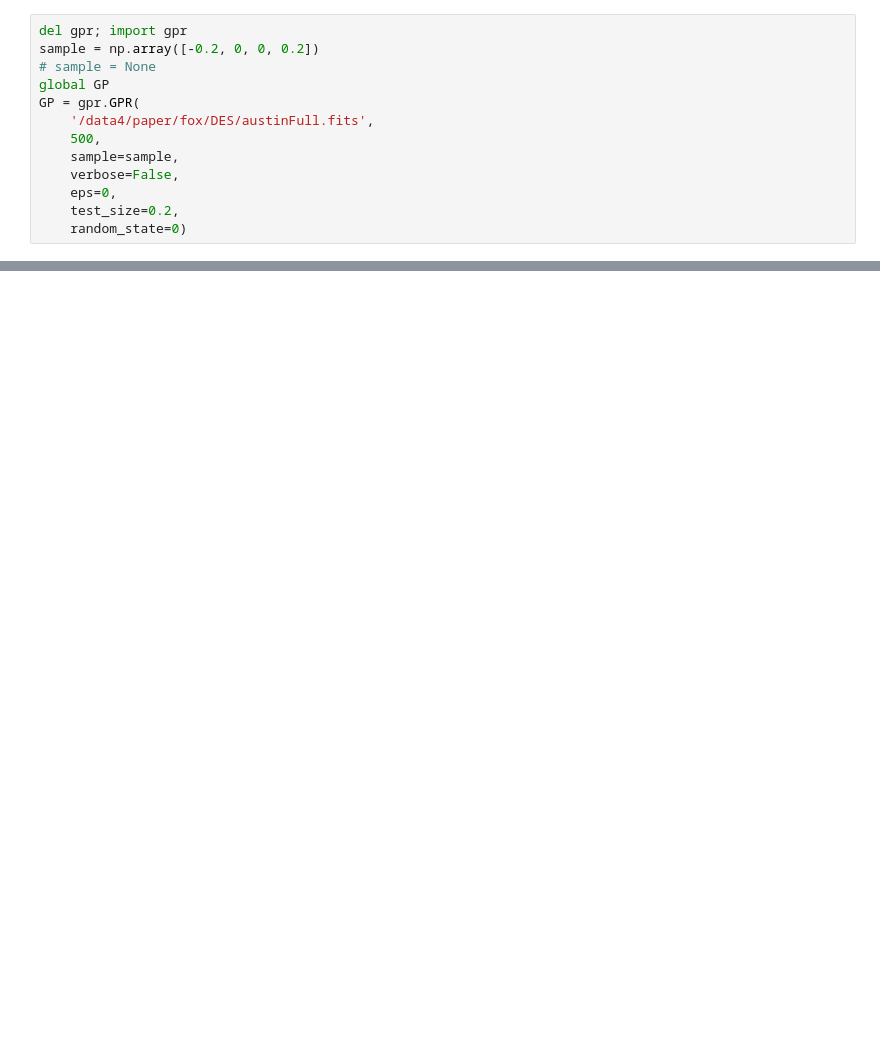
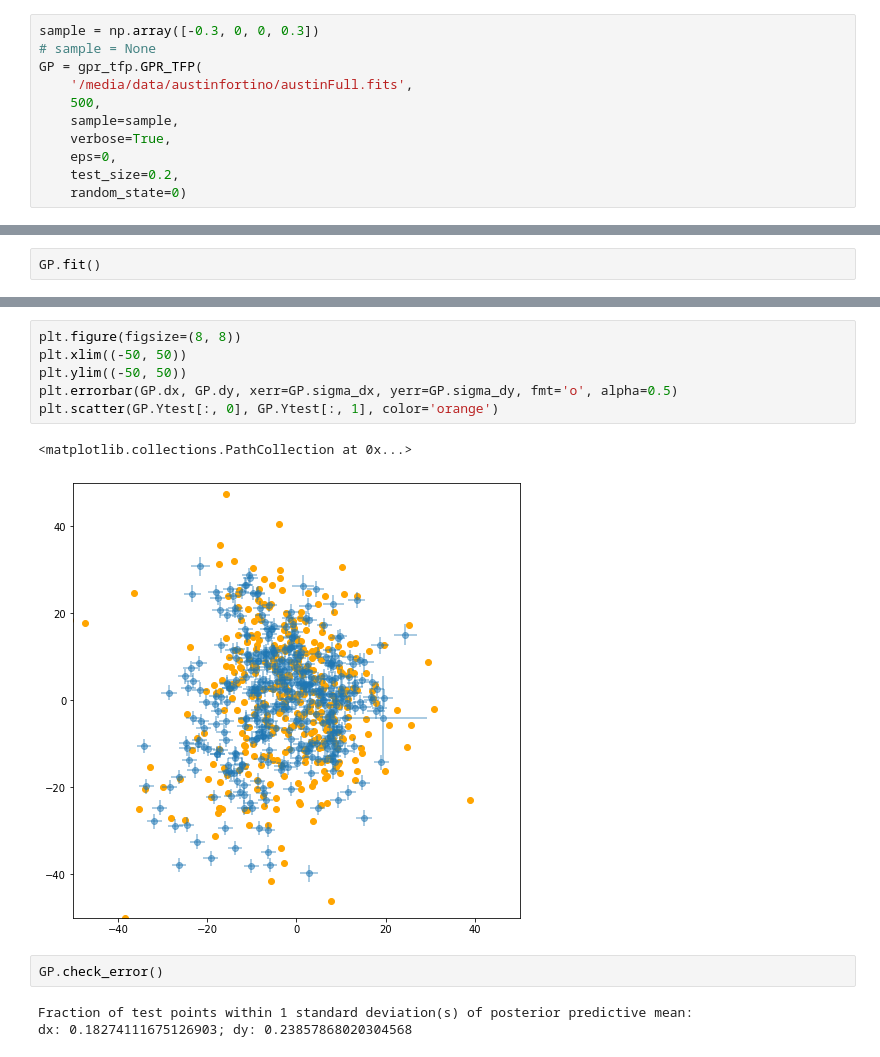
Before and after one commit to FoxFortino/DESworkspace, a Jupyter notebook: GPR_tfp.ipynb, the cells around one changed output, grey strips where cells are left out. Saved outputs shown, nothing was run; the diff lists cells and outputs as text; blank space fills up the shorter version.

```diff
--- a/GPR_tfp.ipynb
+++ b/GPR_tfp.ipynb
@@ -19,13 +19,11 @@ W0701 18:18:02.632713 140601300518720 logger.py:200] AstropyDeprecationWarning:
 # %%
-del gpr; import gpr
-sample = np.array([-0.2, 0, 0, 0.2])
+sample = np.array([-0.3, 0, 0, 0.3])
 # sample = None
-global GP
-GP = gpr.GPR(
-    '/data4/paper/fox/DES/austinFull.fits',
+GP = gpr_tfp.GPR_TFP(
+    '/media/data/austinfortino/austinFull.fits',
     500,
     sample=sample,
-    verbose=False,
+    verbose=True,
     eps=0,
     test_size=0.2,
     random_state=0)
@@ -65,0 +41,2 @@ TypeError: Tensor objects are only iterable when eager execution is enabled. To
+# %%
+GP.fit()
@@ -65,0 +45,14 @@ TypeError: Tensor objects are only iterable when eager execution is enabled. To
+# %%
+plt.figure(figsize=(8, 8))
+plt.xlim((-50, 50))
+plt.ylim((-50, 50))
+plt.errorbar(GP.dx, GP.dy, xerr=GP.sigma_dx, yerr=GP.sigma_dy, fmt='o', alpha=0.5)
+plt.scatter(GP.Ytest[:, 0], GP.Ytest[:, 1], color='orange')
+# %% [output]
+<matplotlib.collections.PathCollection at 0x...>
+[figure, added]
+# %%
+GP.check_error()
+# %% [output]
+Fraction of test points within 1 standard deviation(s) of posterior predictive mean:
+dx: 0.18274111675126903; dy: 0.23857868020304568
```
Also changed, not shown: parts of 11 cells of this notebook, 7 other files.
